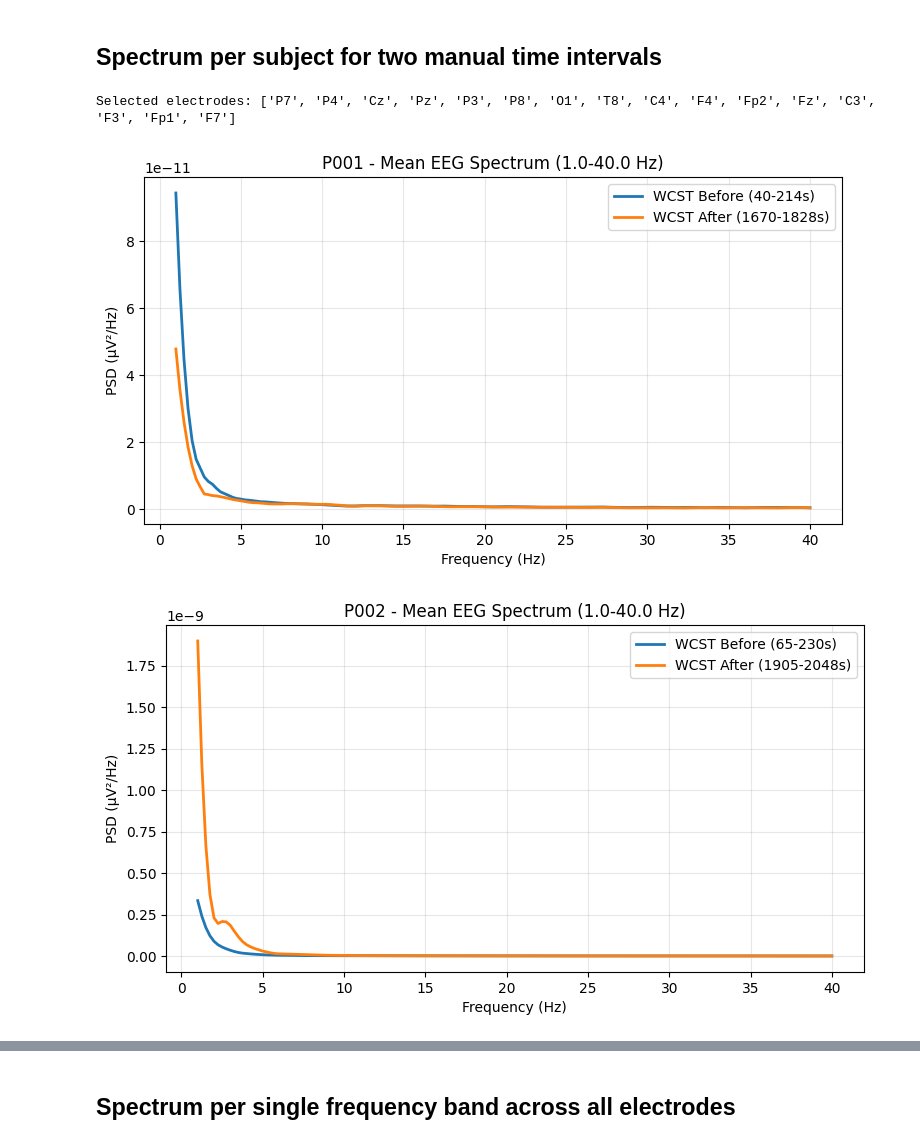
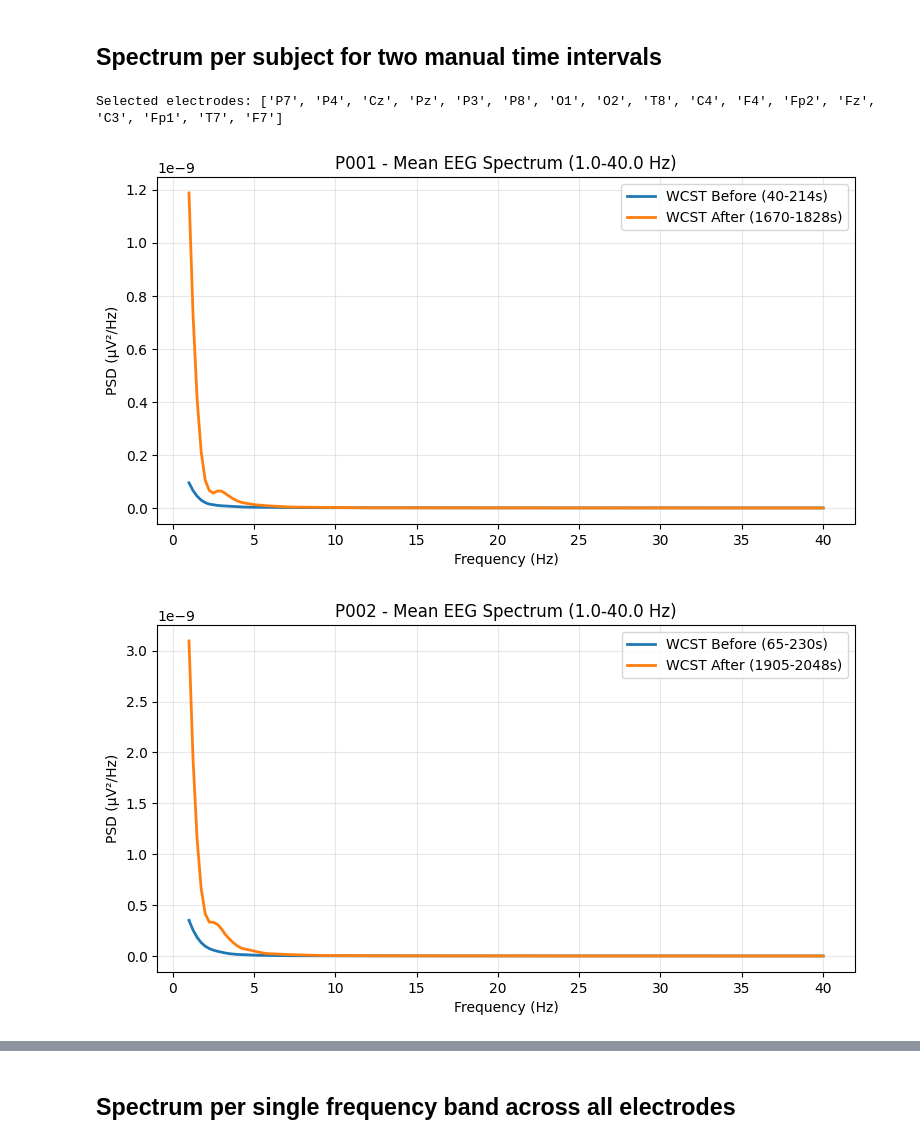
Before and after one commit to NadimSALEEM/0x2x2dual_WCST_analysis, a Jupyter notebook: 2-back/eeg/2back_eeg.ipynb, the cells around one changed output, grey strips where cells are left out. Drawn from its saved outputs; the diff is of its cells as text; code cells hidden in the pictures.

```diff
--- a/2-back/eeg/2back_eeg.ipynb
+++ b/2-back/eeg/2back_eeg.ipynb
@@ -164,12 +167,12 @@ raw_bp_plot.plot(
 manual_intervals_by_subject = {
     "P001": {"WCST Before": (40, 214), "WCST After": (1670, 1828)},
     "P002": {"WCST Before": (65, 230), "WCST After": (1905, 2048)},
-    # "P003": {"WCST Before": (0, 150), "WCST After": (1065, 1204)},
+    "P003": {"WCST Before": (150, 300), "WCST After": (1736, 1870)},
     # "P004": {"WCST Before": (0, 150), "WCST After": (1047, 1190)},
 }
 
 # Use all EEG electrodes except T7 and F8
-exclude_electrodes_for_spectrum = {"T7", "F8", "O2"}
+exclude_electrodes_for_spectrum = {"F3", "F8"}
 
 first_raw = next(iter(raw_bp_by_subject.values()))
 all_eeg_channels = [first_raw.ch_names[idx] for idx in mne.pick_types(first_raw.info, eeg=True, meg=False)]
@@ -230,33 +233,33 @@ for subj, raw in sorted(raw_bp_by_subject.items()):
         ch_names = psd.ch_names
 
         # Apply smoothing to reduce noise (Savitzky-Golay filter)
         from scipy.signal import savgol_filter
         window_length = min(11, len(mean_psd) if len(mean_psd) % 2 == 1 else len(mean_psd) - 1)
         if window_length >= 5:
             mean_psd_smooth = savgol_filter(mean_psd, window_length, polyorder=3)
             psd_data_smooth = np.array([savgol_filter(psd_data[i], window_length, polyorder=3)
                                        for i in range(psd_data.shape[0])])
         else:
             mean_psd_smooth = mean_psd
             psd_data_smooth = psd_data
 
         spectrum_results[subj][cond_name] = {
             "freqs": freqs,
             "mean_psd": mean_psd_smooth,
             "psd_data": psd_data_smooth,
             "ch_names": ch_names,
             "interval": (tmin, tmax),
         }
 
         ax.plot(freqs, mean_psd_smooth, label=f"{cond_name} ({tmin}-{tmax}s)", linewidth=2)
 
     ax.set_title(f"{subj} - Mean EEG Spectrum ({fmin}-{fmax} Hz)")
     ax.set_xlabel("Frequency (Hz)")
     ax.set_ylabel("PSD (μV²/Hz)")
     ax.grid(True, alpha=0.3)
     ax.legend()
     plt.show()
 # %% [output]
-Selected electrodes: ['P7', 'P4', 'Cz', 'Pz', 'P3', 'P8', 'O1', 'T8', 'C4', 'F4', 'Fp2', 'Fz', 'C3', 'F3', 'Fp1', 'F7']
+Selected electrodes: ['P7', 'P4', 'Cz', 'Pz', 'P3', 'P8', 'O1', 'O2', 'T8', 'C4', 'F4', 'Fp2', 'Fz', 'C3', 'Fp1', 'T7', 'F7']
-[figure, old version]
+[figure, new version]
-[figure, old version]
+[figure, new version]
```
Also changed, not shown: parts of 11 cells of this notebook.
